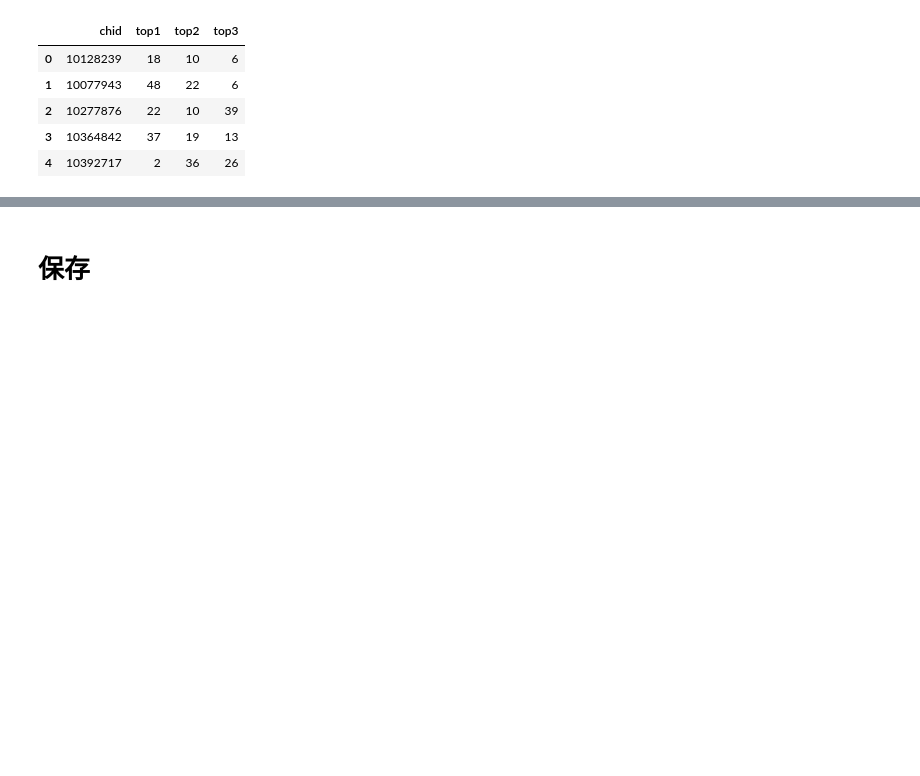
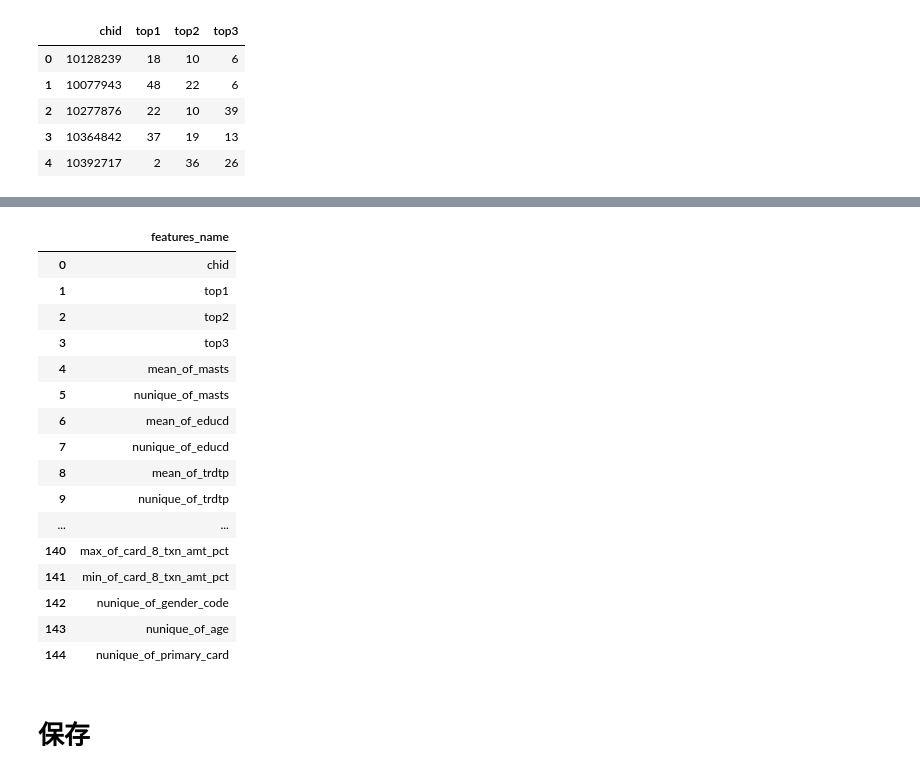
Before and after one commit to skywalker0803r/ESun2021WinterGame, a Jupyter notebook: notebook/整理資料.ipynb, the cells around one changed output, grey strips where cells are left out. Cells and saved outputs as stored; diff of their text form; code cells hidden in the pictures; blank space fills up the shorter version.

```diff
--- a/notebook/整理資料.ipynb
+++ b/notebook/整理資料.ipynb
@@ -47,3 +96,26 @@ Please use `tqdm.notebook.tqdm` instead of `tqdm.tqdm_notebook`
+# %%
+pd.options.display.max_rows = 999
+a = pd.DataFrame()
+a['features_name'] = sample_submit.columns.tolist()
+a
+# %% [output]
+|  | features_name |
+| 0 | chid |
+| 1 | top1 |
+| 2 | top2 |
+| 3 | top3 |
+| 4 | mean_of_masts |
+| 5 | nunique_of_masts |
+| 6 | mean_of_educd |
+| 7 | nunique_of_educd |
+| 8 | mean_of_trdtp |
+| 9 | nunique_of_trdtp |
+| ... | ... |
+| 140 | max_of_card_8_txn_amt_pct |
+| 141 | min_of_card_8_txn_amt_pct |
+| 142 | nunique_of_gender_code |
+| 143 | nunique_of_age |
+| 144 | nunique_of_primary_card |
 # %% [markdown]
 # 保存
 # %%
```
Also changed, not shown: parts of 6 cells of this notebook.
